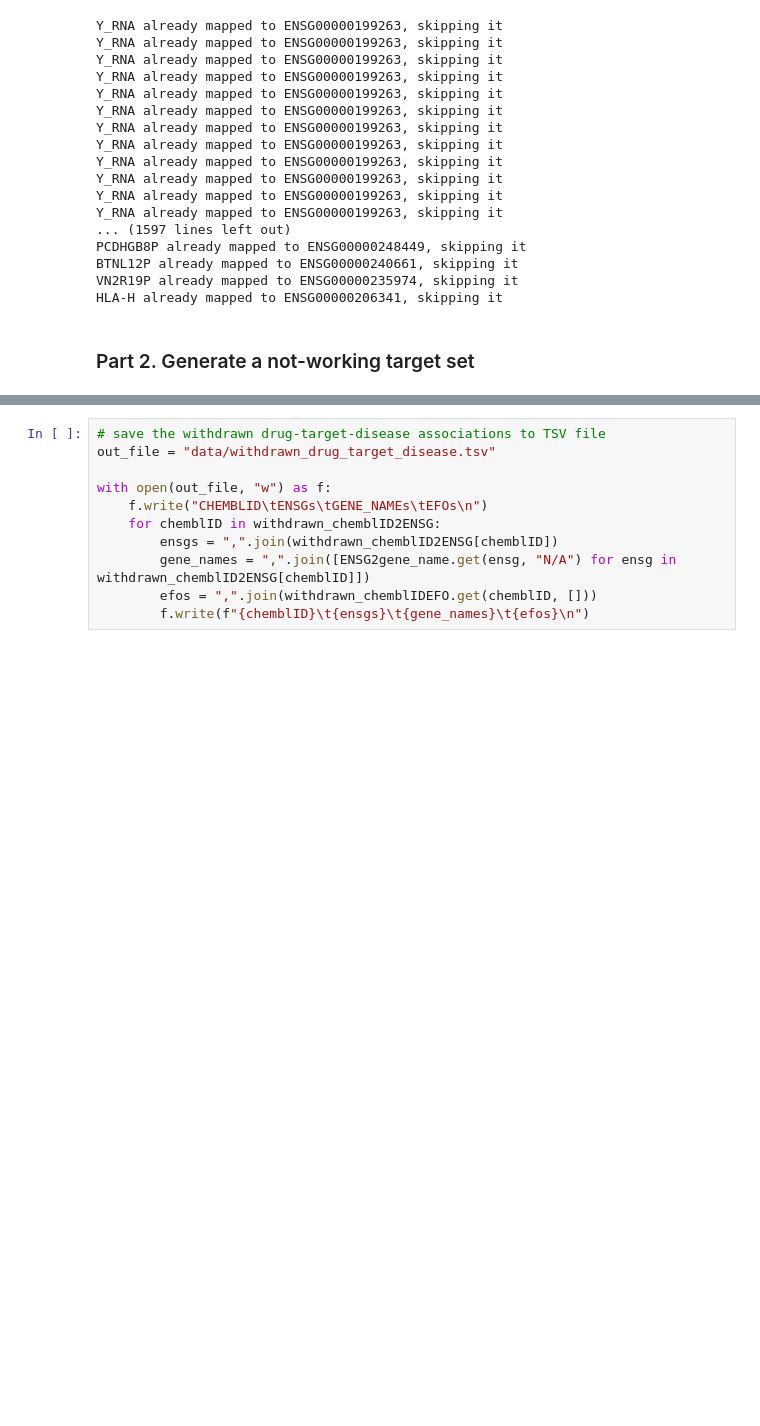
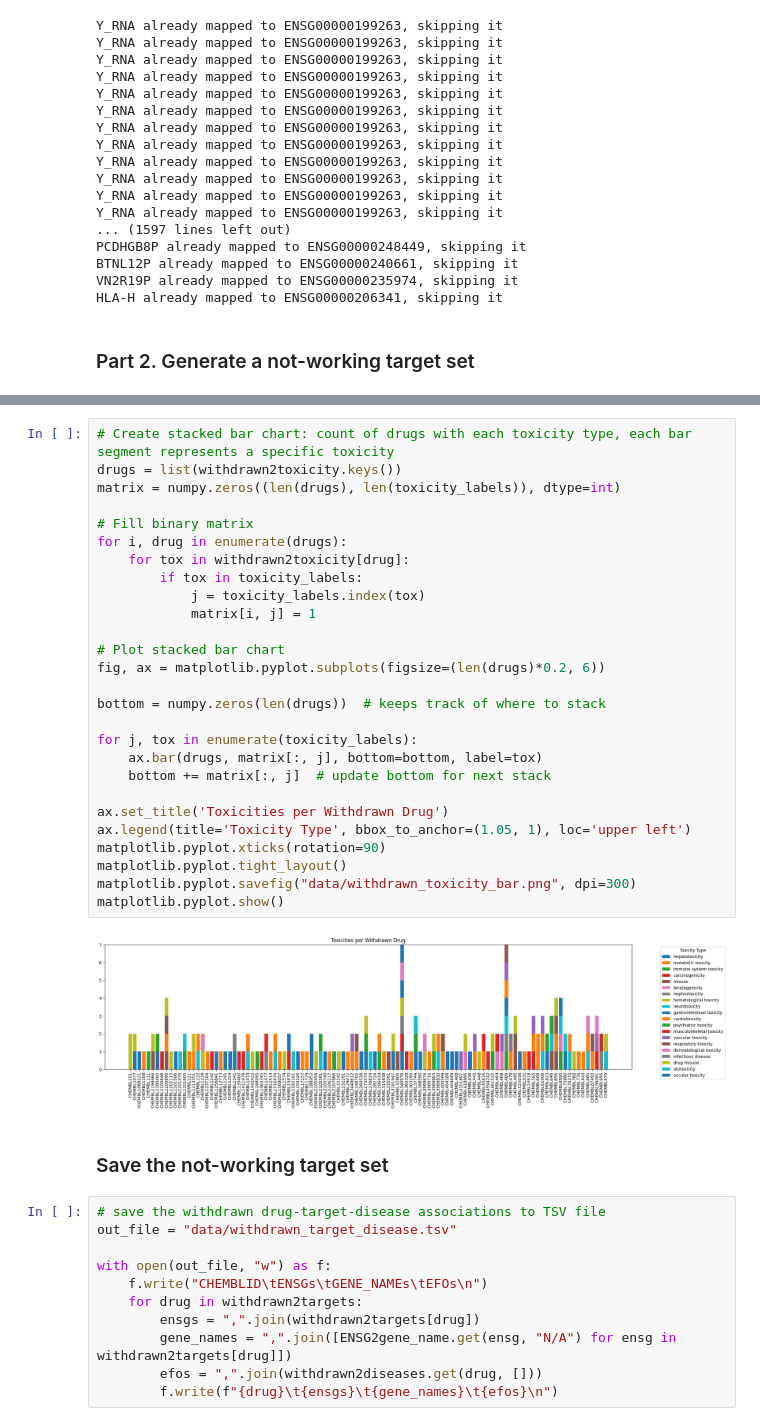
Before and after one commit to jedrzejkubica/targets-from-pathways, a Jupyter notebook: validation/not_working_targets.ipynb, the cells around one changed output, grey strips where cells are left out. Cells and saved outputs as stored; diff of their text form; blank space fills up the shorter version.

```diff
--- a/validation/not_working_targets.ipynb
+++ b/validation/not_working_targets.ipynb
@@ -220,14 +259,45 @@ EFO_0004616: 6 withdrawn drugs
+# %%
+# Create stacked bar chart: count of drugs with each toxicity type, each bar segment represents a specific toxicity
+drugs = list(withdrawn2toxicity.keys())
+matrix = numpy.zeros((len(drugs), len(toxicity_labels)), dtype=int)
+
+# Fill binary matrix
+for i, drug in enumerate(drugs):
+    for tox in withdrawn2toxicity[drug]:
+        if tox in toxicity_labels:
+            j = toxicity_labels.index(tox)
+            matrix[i, j] = 1
+
+# Plot stacked bar chart
+fig, ax = matplotlib.pyplot.subplots(figsize=(len(drugs)*0.2, 6))
+
+bottom = numpy.zeros(len(drugs))  # keeps track of where to stack
+
+for j, tox in enumerate(toxicity_labels):
+    ax.bar(drugs, matrix[:, j], bottom=bottom, label=tox)
+    bottom += matrix[:, j]  # update bottom for next stack
+
+ax.set_title('Toxicities per Withdrawn Drug')
+ax.legend(title='Toxicity Type', bbox_to_anchor=(1.05, 1), loc='upper left')
+matplotlib.pyplot.xticks(rotation=90)
+matplotlib.pyplot.tight_layout()
+matplotlib.pyplot.savefig("data/withdrawn_toxicity_bar.png", dpi=300)
+matplotlib.pyplot.show()
+# %% [output]
+[figure, added]
+# %% [markdown]
+### Save the not-working target set
 # %%
 # save the withdrawn drug-target-disease associations to TSV file
-out_file = "data/withdrawn_drug_target_disease.tsv"
+out_file = "data/withdrawn_target_disease.tsv"
 
 with open(out_file, "w") as f:
     f.write("CHEMBLID\tENSGs\tGENE_NAMEs\tEFOs\n")
-    for chemblID in withdrawn_chemblID2ENSG:
-        ensgs = ",".join(withdrawn_chemblID2ENSG[chemblID])
-        gene_names = ",".join([ENSG2gene_name.get(ensg, "N/A") for ensg in withdrawn_chemblID2ENSG[chemblID]])
-        efos = ",".join(withdrawn_chemblIDEFO.get(chemblID, []))
-        f.write(f"{chemblID}\t{ensgs}\t{gene_names}\t{efos}\n")
+    for drug in withdrawn2targets:
+        ensgs = ",".join(withdrawn2targets[drug])
+        gene_names = ",".join([ENSG2gene_name.get(ensg, "N/A") for ensg in withdrawn2targets[drug]])
+        efos = ",".join(withdrawn2diseases.get(drug, []))
+        f.write(f"{drug}\t{ensgs}\t{gene_names}\t{efos}\n")
 # %%
 # save the not working target-disease associations to TSV file
 # each line corresponds to one target gene (ENSG)
```
Also changed, not shown: parts of 11 cells of this notebook.
